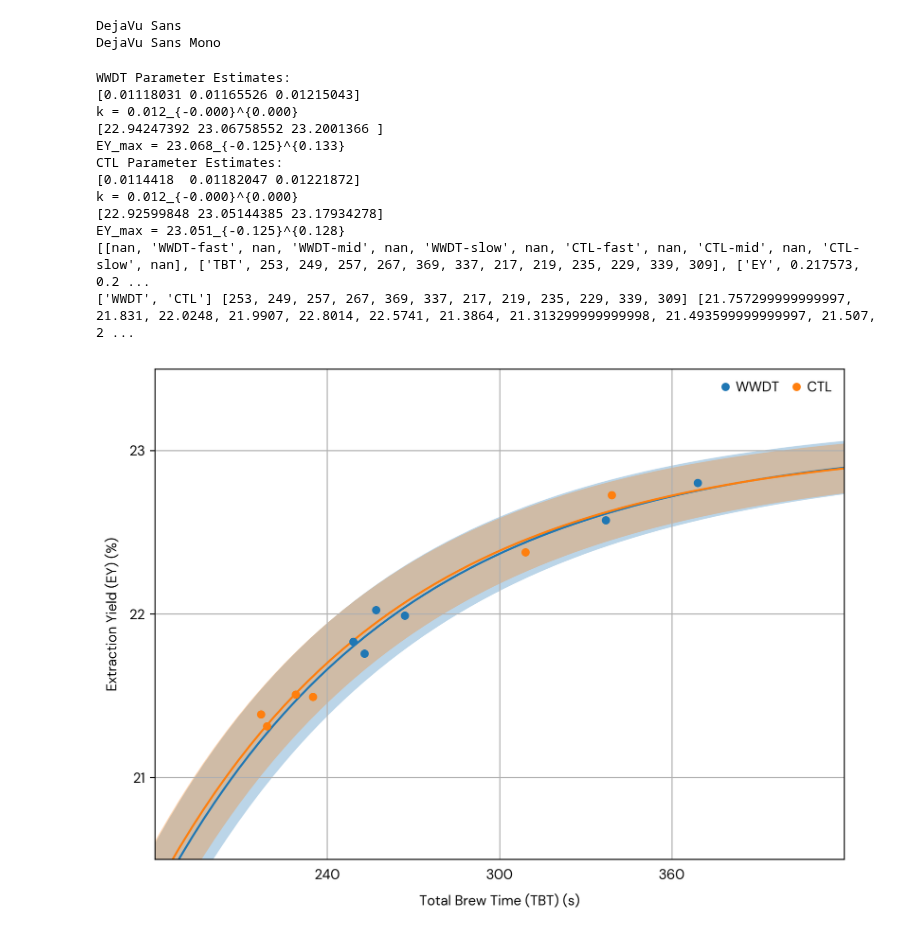
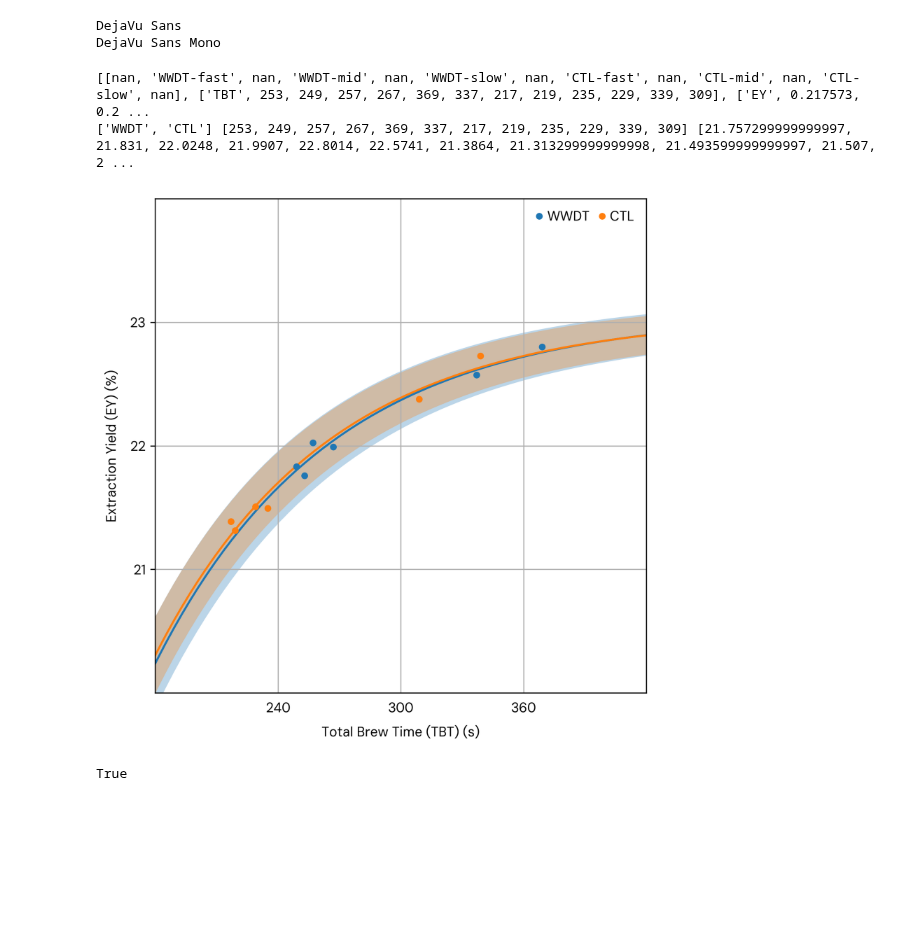
Before and after one commit to haoyung/haoyung.github.io, a Jupyter notebook: assets/img/WWDT/draw.ipynb, the cells around one changed output. Cells and saved outputs as stored; diff of their text form; code cells hidden in the pictures; blank space fills up the shorter version.

```diff
--- a/assets/img/WWDT/draw.ipynb
+++ b/assets/img/WWDT/draw.ipynb
@@ -422,21 +479,18 @@ def MCMC(sheet_name, fig_num):
 # %%
 # draw_pre_exp('Pre', 1)
 # draw_main_exp('Main', 2)
 # draw_main_exp_line('Main', 3)
-wwdt_estimates, ctl_estimates = MCMC('Main', 3)
+# wwdt_estimates, ctl_estimates = MCMC('Main', 3)
 # print(wwdt_estimates, ctl_estimates)
-draw_main_exp_line_MCMC('Main', 4, wwdt_estimates, ctl_estimates)
+# draw_main_exp_line_MCMC('Main', 4, wwdt_estimates, ctl_estimates)
+draw_main_exp_line_MCMC_square('Main', 5, wwdt_estimates, ctl_estimates)
 # %% [output]
-WWDT Parameter Estimates:
-[0.01118031 0.01165526 0.01215043]
-k = 0.012_{-0.000}^{0.000}
-[22.94247392 23.06758552 23.2001366 ]
-EY_max = 23.068_{-0.125}^{0.133}
-CTL Parameter Estimates:
-[0.0114418  0.01182047 0.01221872]
-k = 0.012_{-0.000}^{0.000}
-[22.92599848 23.05144385 23.17934278]
-EY_max = 23.051_{-0.125}^{0.128}
 [[nan, 'WWDT-fast', nan, 'WWDT-mid', nan, 'WWDT-slow', nan, 'CTL-fast', nan, 'CTL-mid', nan, 'CTL-slow', nan], ['TBT', 253, 249, 257, 267, 369, 337, 217, 219, 235, 229, 339, 309], ['EY', 0.217573, 0.2 ...
 ['WWDT', 'CTL'] [253, 249, 257, 267, 369, 337, 217, 219, 235, 229, 339, 309] [21.757299999999997, 21.831, 22.0248, 21.9907, 22.8014, 22.5741, 21.3864, 21.313299999999998, 21.493599999999997, 21.507, 2 ...
-[figure, old version]
+[figure, new version]
+# %%
+import matplotlib.font_manager as fm
+available_fonts = set(f.name for f in fm.fontManager.ttflist)
+print("DM Sans" in available_fonts)  # Should print True if the font is available
+# %% [output]
+True
```
Also changed, not shown: parts of 3 cells of this notebook, 12 other files.
